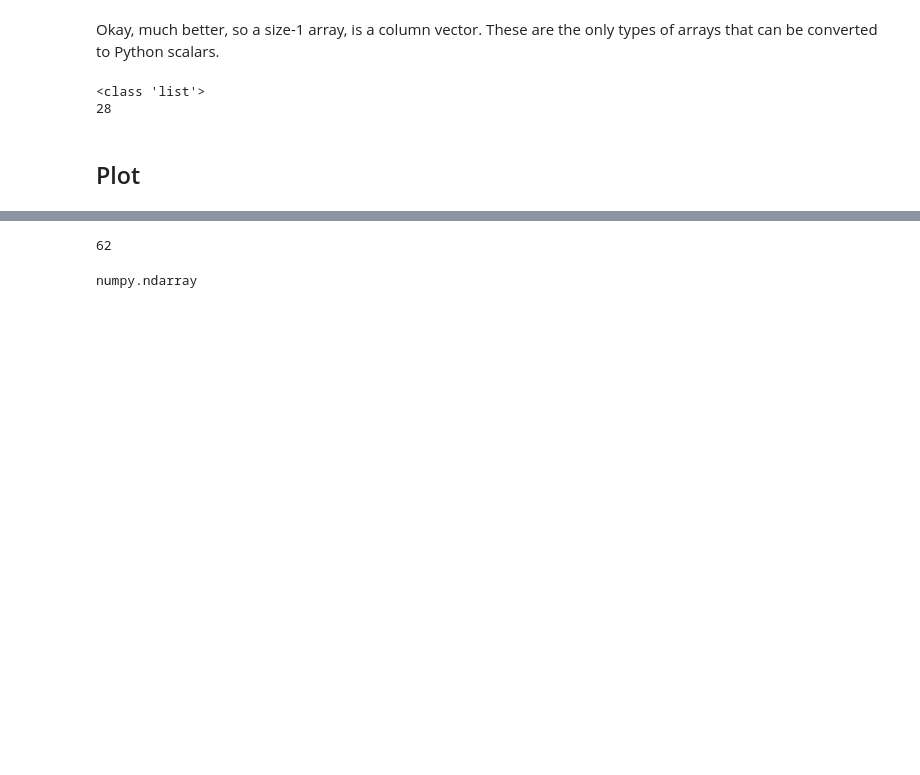
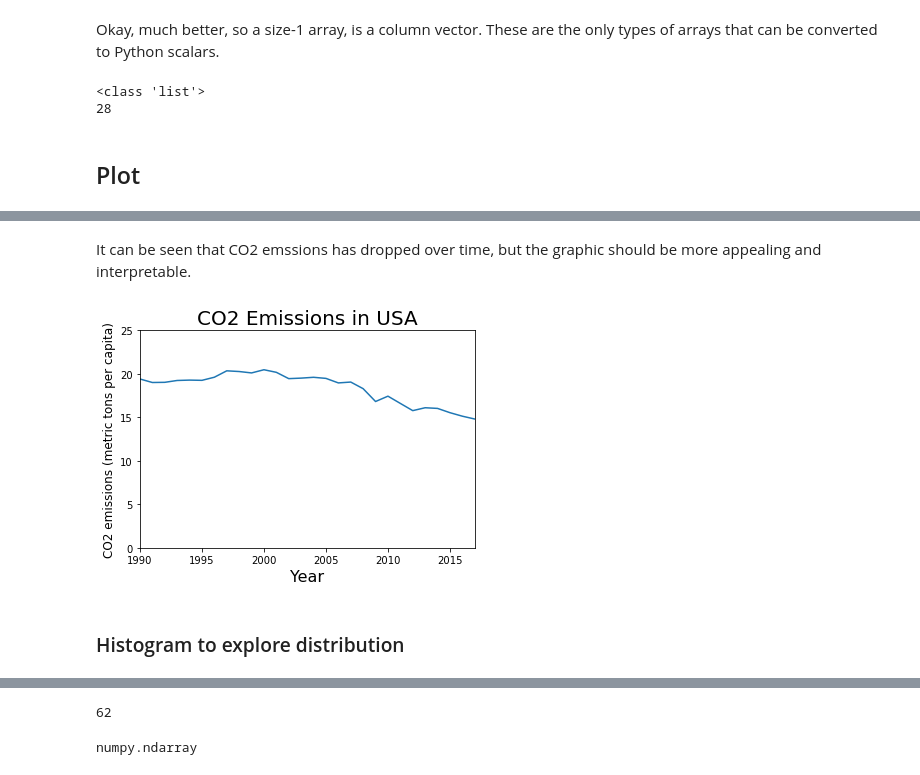
Before and after one commit to mannyjrod/ANA500, a Jupyter notebook: Intro_Matplotlib.ipynb, the cells around one changed output, grey strips where cells are left out. Cells and saved outputs as stored; diff of their text form; code cells hidden in the pictures; blank space fills up the shorter version.

```diff
--- a/Intro_Matplotlib.ipynb
+++ b/Intro_Matplotlib.ipynb
@@ -286,0 +312,22 @@ plt.bar(years, co2List) # Test the plot, okay, so plotting two lists works....
+# %% [markdown]
+It can be seen that CO2 emssions has dropped over time, but the graphic should be more appealing and interpretable.
+# %%
+# Switch to a line plot
+plt.plot(years, co2List)
+
+# Label the axes
+plt.xlabel('Year', fontsize = 16) # xlabel is a method on the plot
+plt.ylabel(stage['Indicator Name'].iloc[0], fontsize = 12)
+
+# Title
+plt.title('CO2 Emissions in USA', fontsize = 20)
+
+# Adjust the axis
+plt.axis([1990,2017,0,25]);
+
+# Adjust x-axis ticks
+#plt.xticks(np.arange(min(years), max(years), 3));
+# %% [output]
+[figure, added]
+# %% [markdown]
+### Histogram to explore distribution
```
Also changed, not shown: parts of 27 cells of this notebook.
